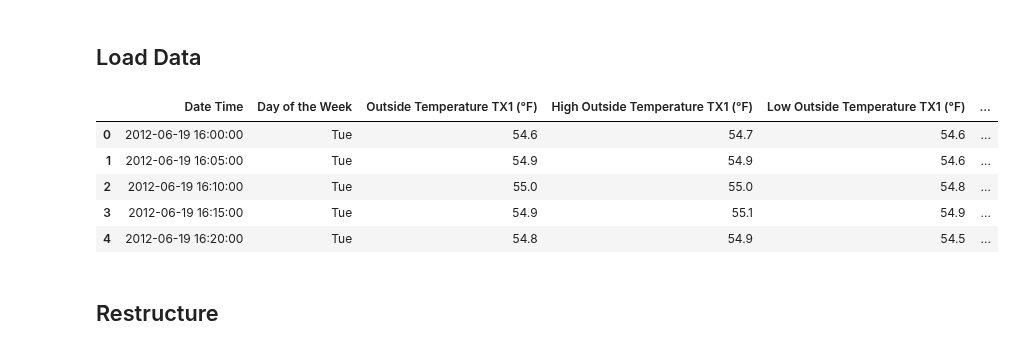
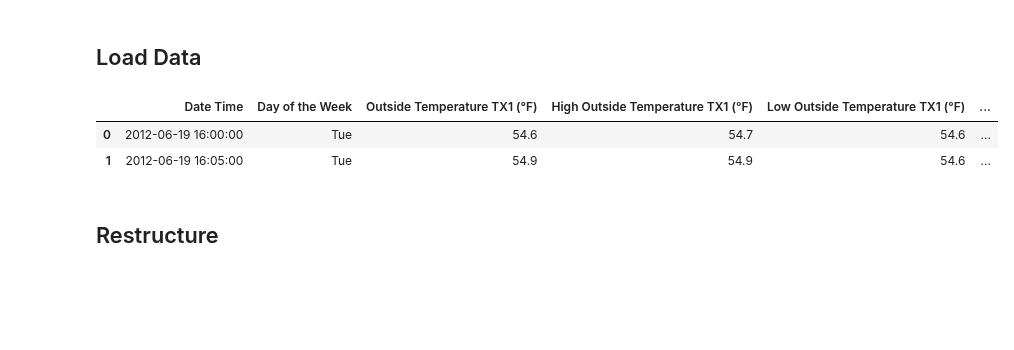
Before and after one commit to samsoe/mpg_notebooks, a Jupyter notebook: mpg_weather_wrangle.ipynb, the cells around one changed output. Drawn from its saved outputs; the diff is of its cells as text; code cells hidden in the pictures; blank space fills up the shorter version.

```diff
--- a/mpg_weather_wrangle.ipynb
+++ b/mpg_weather_wrangle.ipynb
@@ -11,14 +11,11 @@ import pandas as pd
 src = 'https://drive.google.com/uc?id=1dvy1a_5PTLpmF6t8MBWL9gyIwoB0T-cK'
 df = pd.read_csv(src)
 # %%
-df.head()
+df.head(2)
 # %% [output]
 |  | Date Time | Day of the Week | Outside Temperature TX1 (°F) | High Outside Temperature TX1 (°F) | Low Outside Temperature TX1 (°F) | ... |
 | 0 | 2012-06-19 16:00:00 | Tue | 54.6 | 54.7 | 54.6 | ... |
 | 1 | 2012-06-19 16:05:00 | Tue | 54.9 | 54.9 | 54.6 | ... |
-| 2 | 2012-06-19 16:10:00 | Tue | 55.0 | 55.0 | 54.8 | ... |
-| 3 | 2012-06-19 16:15:00 | Tue | 54.9 | 55.1 | 54.9 | ... |
-| 4 | 2012-06-19 16:20:00 | Tue | 54.8 | 54.9 | 54.5 | ... |
 # %% [markdown]
 ## Restructure
 # %% [markdown]
```
Also changed, not shown: parts of 56 cells of this notebook.
